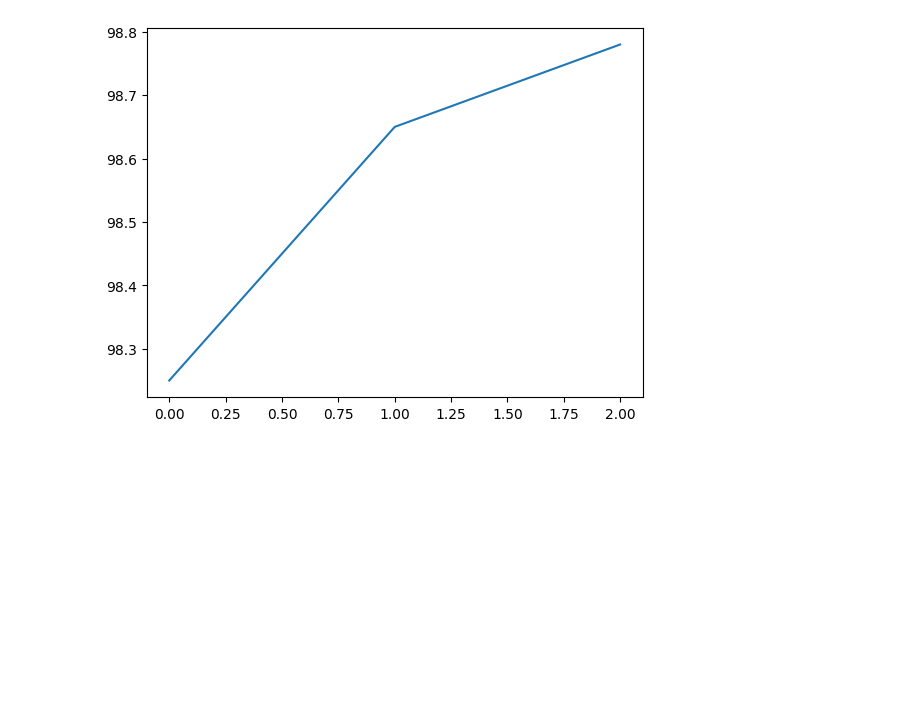
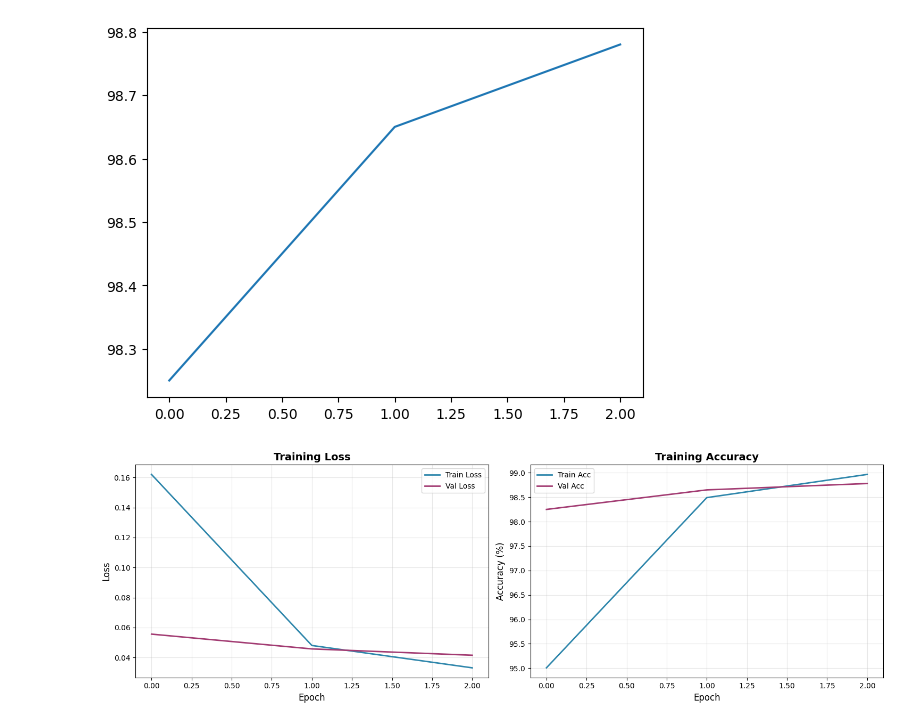
Before and after one commit to kimyuchan-1/workspace_deep_learning, a Jupyter notebook: ch14_v0.2.ipynb, the cells around one changed output. Saved outputs shown, nothing was run; the diff lists cells and outputs as text; code cells hidden in the pictures; blank space fills up the shorter version.

```diff
--- a/ch14_v0.2.ipynb
+++ b/ch14_v0.2.ipynb
@@ -286,3 +286,7 @@ plt.plot(val_accuracy_history)
 # %% [output]
 [<matplotlib.lines.Line2D at 0x...>]
 [figure]
+# %%
+plot_learning_curve(train_loss_history, train_accuracy_history, val_loss_history, val_accuracy_history)
+# %% [output]
+[figure, added]
```
Also changed, not shown: 8 other files.
